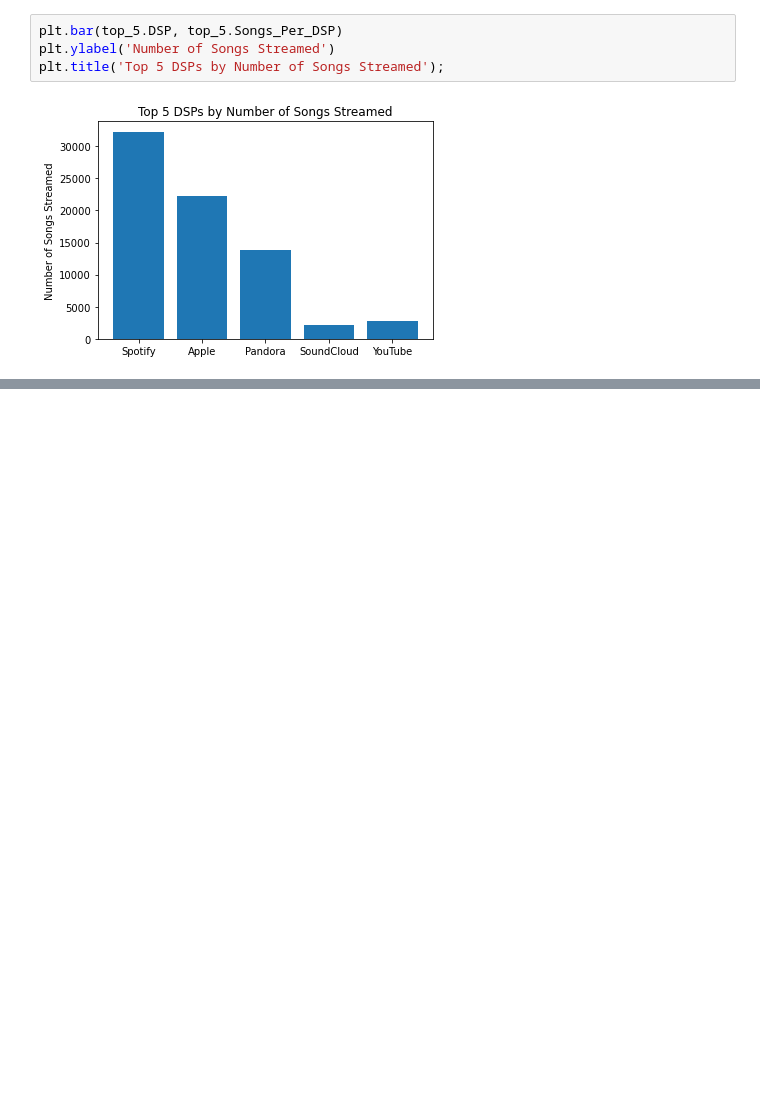
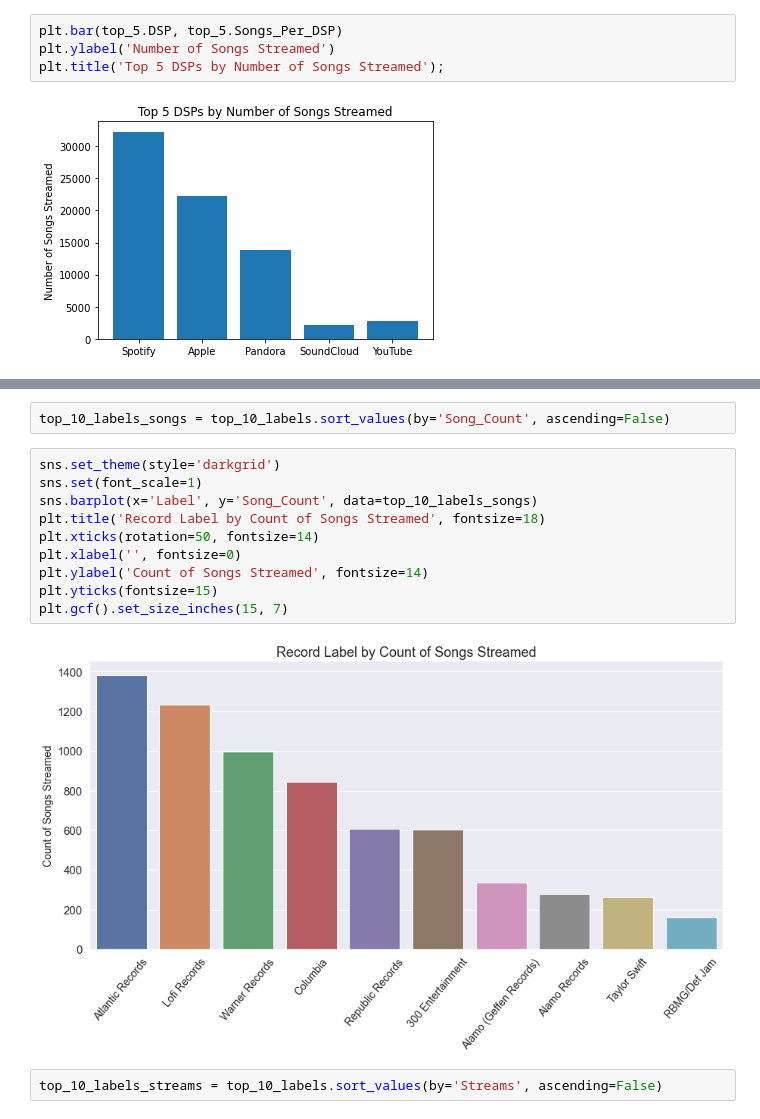
Before and after one commit to NSS-Data-Analytics-Cohort-6/mlc-project-nan-nagini, a Jupyter notebook: notebooks/NaN_Nagini_Abi.ipynb, the cells around one changed output, grey strips where cells are left out. Cells and saved outputs as stored; diff of their text form; blank space fills up the shorter version.

```diff
--- a/notebooks/NaN_Nagini_Abi.ipynb
+++ b/notebooks/NaN_Nagini_Abi.ipynb
@@ -616,0 +661,16 @@ print(master_label_df.head(10))
+# %%
+top_10_labels_songs = top_10_labels.sort_values(by='Song_Count', ascending=False)
+# %%
+sns.set_theme(style='darkgrid')
+sns.set(font_scale=1)
+sns.barplot(x='Label', y='Song_Count', data=top_10_labels_songs)
+plt.title('Record Label by Count of Songs Streamed', fontsize=18)
+plt.xticks(rotation=50, fontsize=14)
+plt.xlabel('', fontsize=0)
+plt.ylabel('Count of Songs Streamed', fontsize=14)
+plt.yticks(fontsize=15)
+plt.gcf().set_size_inches(15, 7)
+# %% [output]
+[figure, added]
+# %%
+top_10_labels_streams = top_10_labels.sort_values(by='Streams', ascending=False)
```
Also changed, not shown: parts of 60 cells of this notebook.
